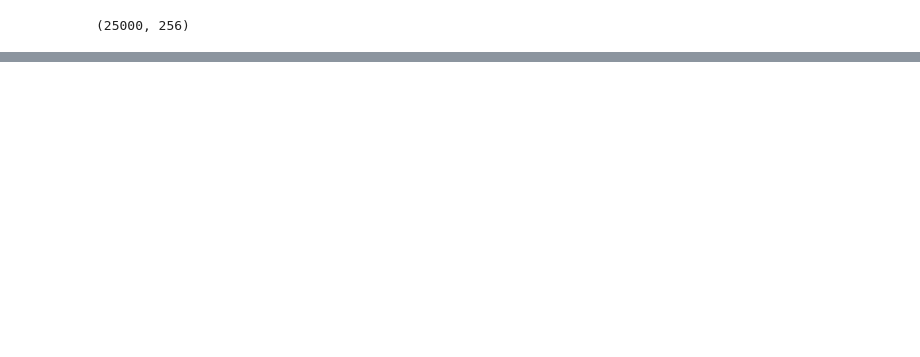
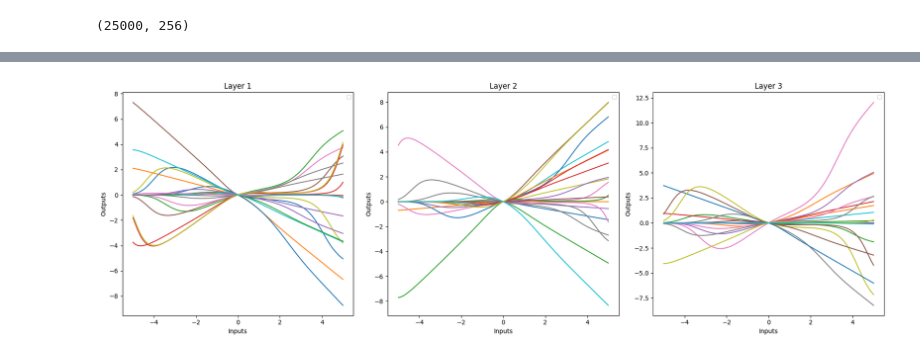
Before and after one commit to Aditya-Shandilya1182/extreme_classification, a Jupyter notebook: Test_For_Paper.ipynb, the cells around one changed output, grey strips where cells are left out. Saved outputs shown, nothing was run; the diff lists cells and outputs as text; code cells hidden in the pictures; blank space fills up the shorter version.

```diff
--- a/Test_For_Paper.ipynb
+++ b/Test_For_Paper.ipynb
@@ -287,0 +301,31 @@ Test Loss: 0.6600239276885986, Test Accuracy: 0.8441600203514099 #trained
+# %%
+alpha_beta_array = np.random.randn(20, 3, 2)  # Replace with actual alpha_beta_array from training
+
+# Function to compute the parameterized GeLU output
+def parameterized_gelu(alpha, beta, inputs):
+    const = math.sqrt(2 / math.pi)
+    return beta * 0.5 * inputs * (1 + tf.tanh(const * (alpha * inputs + 0.044715 * tf.pow(inputs, 3))))
+
+# Generate input values for plotting
+inputs = np.linspace(-5, 5, 400)  # 400 points between -5 and 5
+
+# Plotting the results
+plt.figure(figsize=(18, 6))
+
+for layer_idx in range(3):
+    plt.subplot(1, 3, layer_idx + 1)
+
+    for epoch_idx in range(20):
+        alpha = alpha_beta_array[epoch_idx, layer_idx, 0]
+        beta = alpha_beta_array[epoch_idx, layer_idx, 1]
+        outputs = parameterized_gelu(alpha, beta, inputs)
+        plt.plot(inputs, outputs)
+
+    plt.title(f'Layer {layer_idx + 1}')
+    plt.xlabel('Inputs')
+    plt.ylabel('Outputs')
+    plt.legend(loc='best', fontsize='small')
+
+plt.tight_layout()
+plt.show()
+# %% [output]
@@ -287,0 +335 @@ Test Loss: 0.6600239276885986, Test Accuracy: 0.8441600203514099 #trained
+[figure, added]
```
Also changed, not shown: parts of 17 cells of this notebook.
